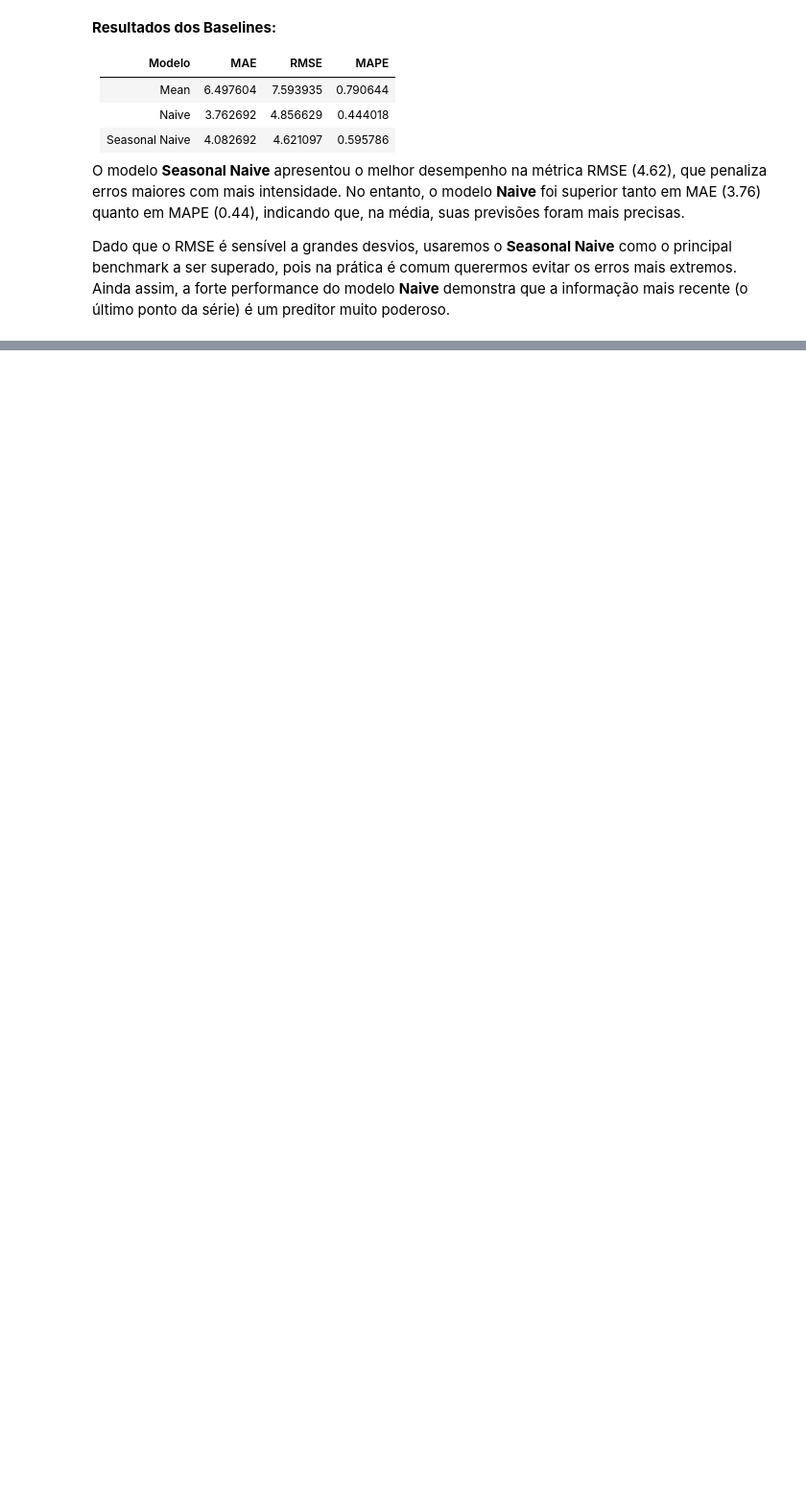
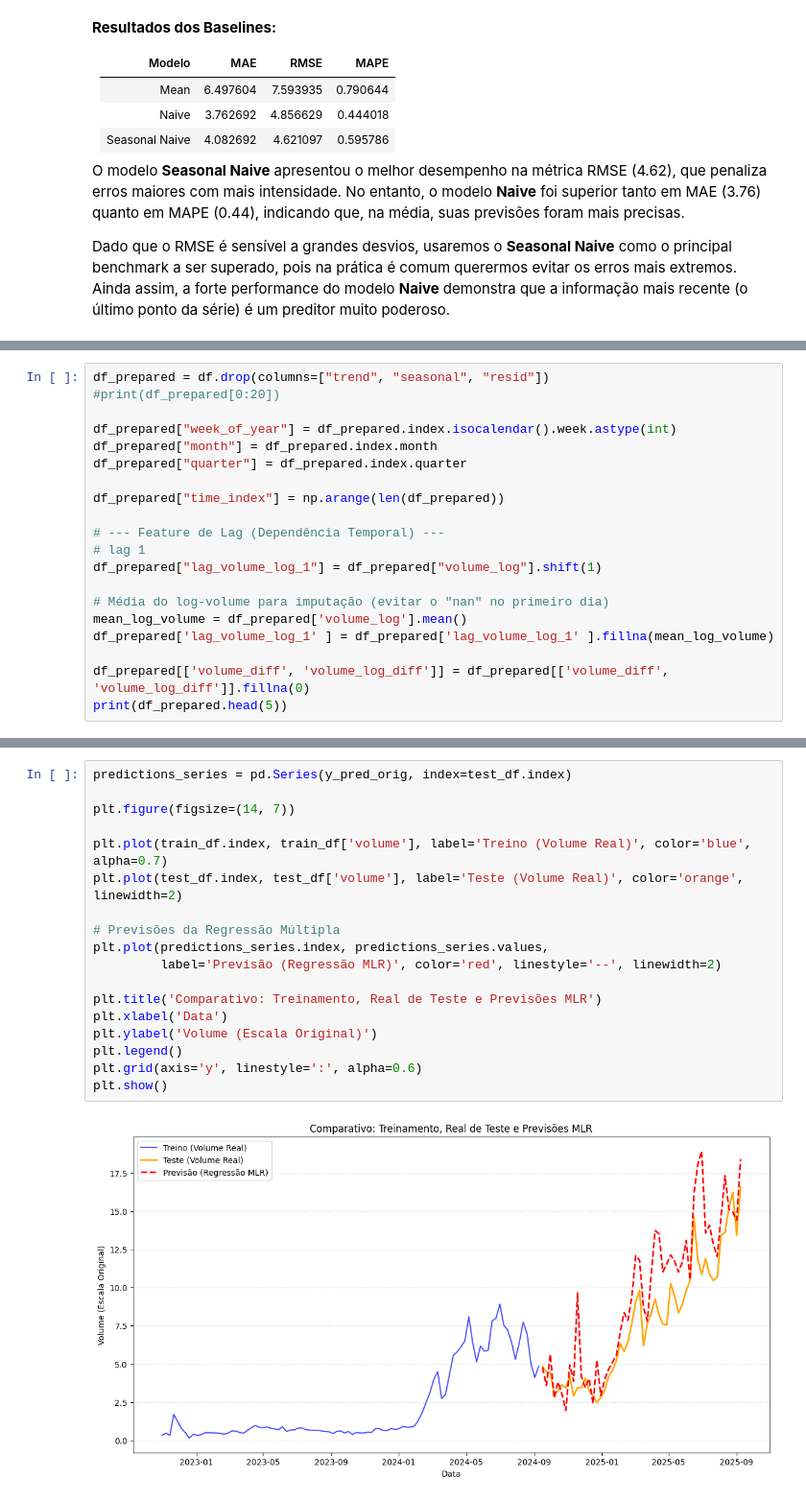
Before and after one commit to Vinasque/series_temporais, a Jupyter notebook: trabalho_a1.ipynb, the cells around one changed output, grey strips where cells are left out. Shown at 96% size. Cells and saved outputs as stored; diff of their text form; blank space fills up the shorter version.

```diff
--- a/trabalho_a1.ipynb
+++ b/trabalho_a1.ipynb
@@ -473,0 +486,20 @@ Dado que o RMSE é sensível a grandes desvios, usaremos o **Seasonal Naive** co
+# %%
+df_prepared = df.drop(columns=["trend", "seasonal", "resid"])
+#print(df_prepared[0:20])
+
+df_prepared["week_of_year"] = df_prepared.index.isocalendar().week.astype(int)
+df_prepared["month"] = df_prepared.index.month
+df_prepared["quarter"] = df_prepared.index.quarter
+
+df_prepared["time_index"] = np.arange(len(df_prepared))
+
+# --- Feature de Lag (Dependência Temporal) ---
+# lag 1
+df_prepared["lag_volume_log_1"] = df_prepared["volume_log"].shift(1)
+
+# Média do log-volume para imputação (evitar o "nan" no primeiro dia)
+mean_log_volume = df_prepared['volume_log'].mean()
+df_prepared['lag_volume_log_1' ] = df_prepared['lag_volume_log_1' ].fillna(mean_log_volume)
+
+df_prepared[['volume_diff', 'volume_log_diff']] = df_prepared[['volume_diff', 'volume_log_diff']].fillna(0)
+print(df_prepared.head(5))
@@ -473,0 +566,20 @@ Dado que o RMSE é sensível a grandes desvios, usaremos o **Seasonal Naive** co
+# %%
+predictions_series = pd.Series(y_pred_orig, index=test_df.index)
+
+plt.figure(figsize=(14, 7))
+
+plt.plot(train_df.index, train_df['volume'], label='Treino (Volume Real)', color='blue', alpha=0.7)
+plt.plot(test_df.index, test_df['volume'], label='Teste (Volume Real)', color='orange', linewidth=2)
+
+# Previsões da Regressão Múltipla
+plt.plot(predictions_series.index, predictions_series.values,
+         label='Previsão (Regressão MLR)', color='red', linestyle='--', linewidth=2)
+
+plt.title('Comparativo: Treinamento, Real de Teste e Previsões MLR')
+plt.xlabel('Data')
+plt.ylabel('Volume (Escala Original)')
+plt.legend()
+plt.grid(axis='y', linestyle=':', alpha=0.6)
+plt.show()
+# %% [output]
+[figure, added]
```
Also changed, not shown: parts of 5 cells of this notebook.
